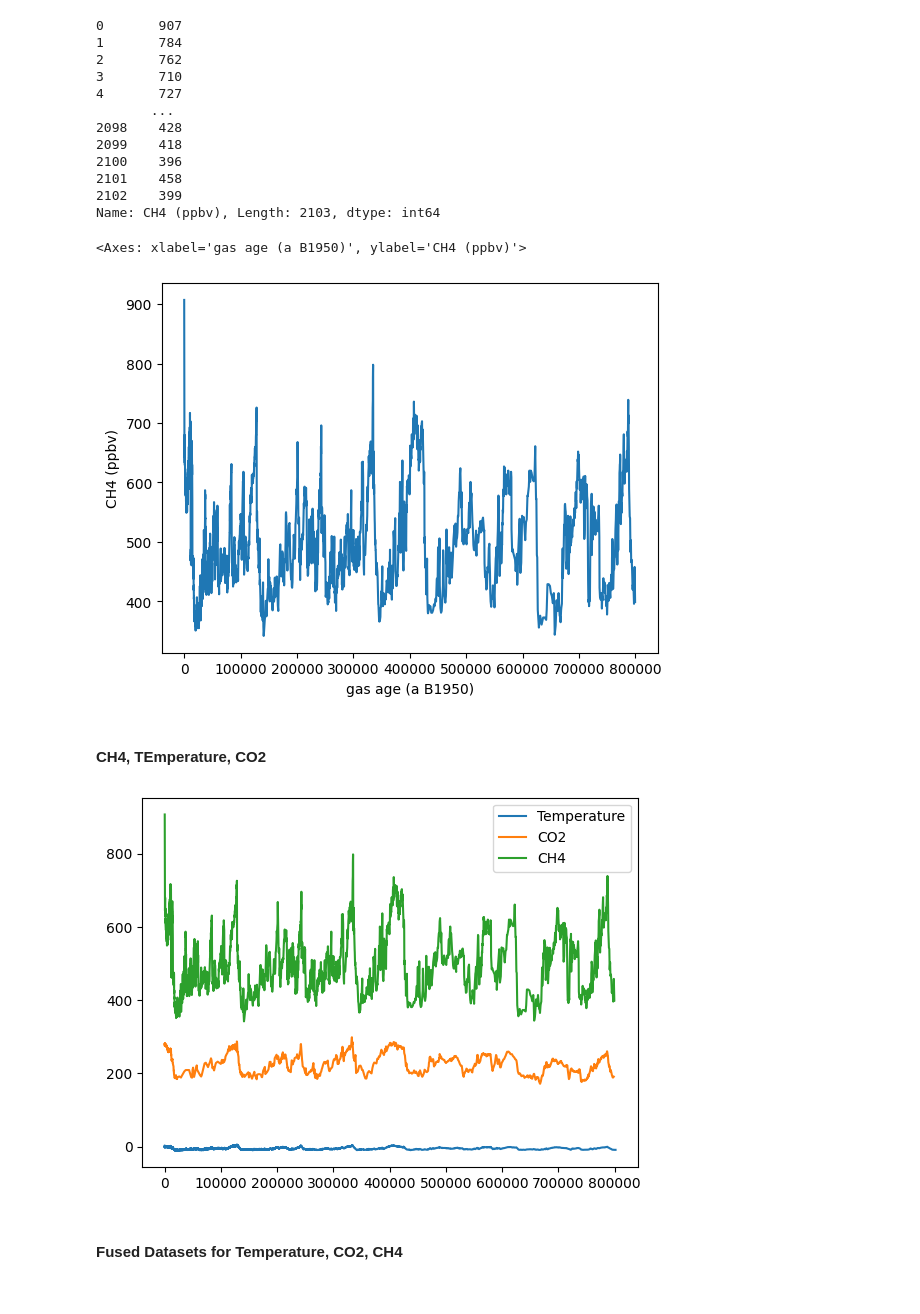
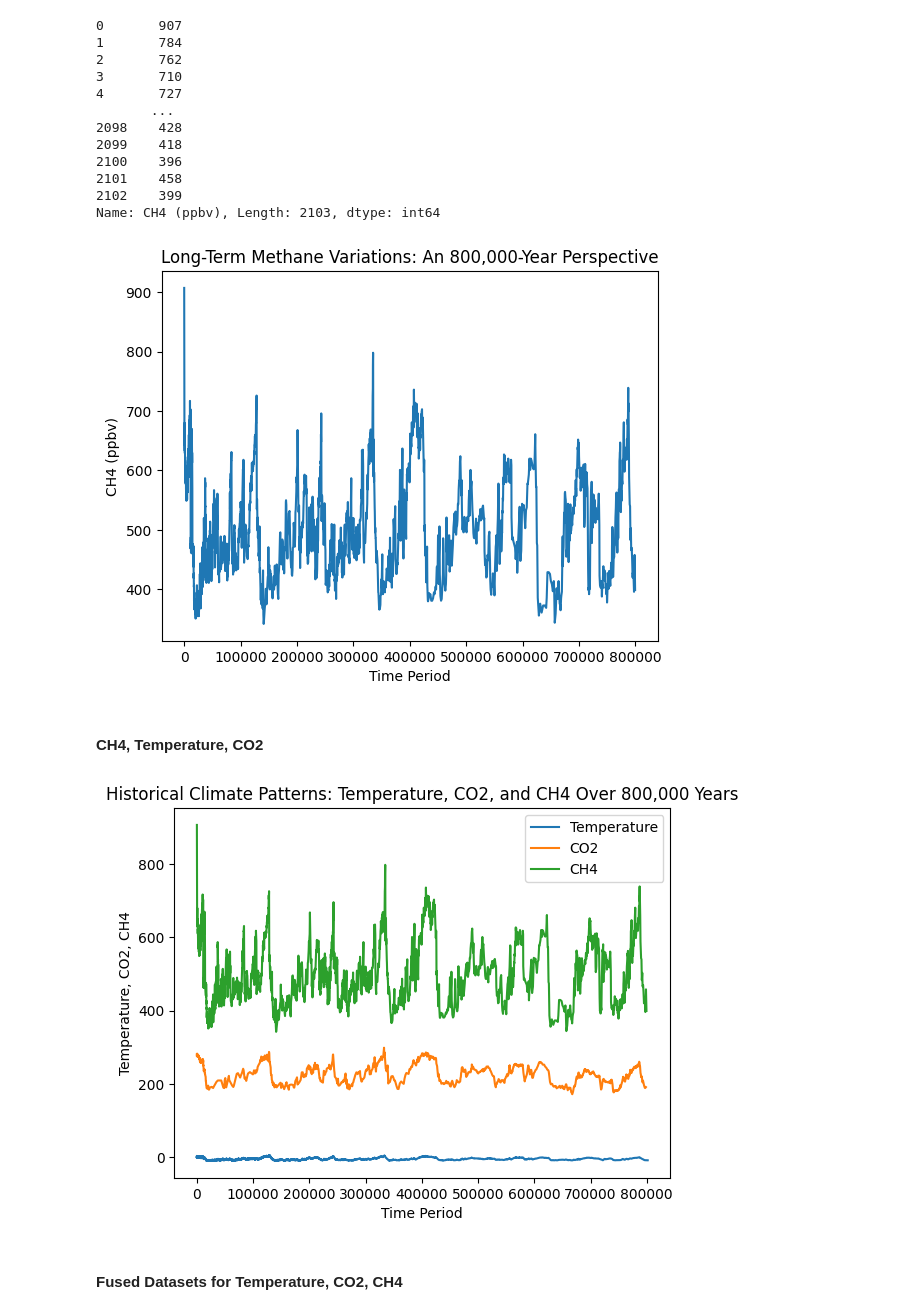
Before and after one commit to Tanjasta/PFDA_Assignment2, a Jupyter notebook: PFDA_Assignment2.ipynb, the cells around one changed output. Drawn from its saved outputs; the diff is of its cells as text; code cells hidden in the pictures.

Commit message:
descriptions of files and plots added

```diff
--- a/PFDA_Assignment2.ipynb
+++ b/PFDA_Assignment2.ipynb
@@ -489,14 +469,15 @@ df["CH4 (ppbv)"]
 Name: CH4 (ppbv), Length: 2103, dtype: int64
 # %%
 sns.lineplot(data=df, x="gas age (a B1950)", y="CH4 (ppbv)")
+plt.title("Long-Term Methane Variations: An 800,000-Year Perspective")
+plt.xlabel("Time Period")
+plt.ylabel("CH4 (ppbv)")
+plt.show()
 # %% [output]
-<Axes: xlabel='gas age (a B1950)', ylabel='CH4 (ppbv)'>
-[figure, old version]
+[figure, new version]
 # %% [markdown]
-#### CH4, TEmperature, CO2
+#### CH4, Temperature, CO2
 # %%
-import pandas as pd
-import matplotlib.pyplot as plt
 
 # Read datasets from CSV files
 dataset1 = pd.read_csv("NOAA_EPICA Dome C Ice Core 800KYr Deuterium Data and Temperature Estimates.csv")
@@ -507,11 +488,13 @@ dataset3 = pd.read_csv("EDC_methane_Loulergue et al_2008.csv")
 plt.plot(dataset1["Age"], dataset1["Temperature"], label="Temperature")
 plt.plot(dataset2["EDC3_gas_a (yr)"], dataset2["CO2 (ppmv)"], label="CO2")
 plt.plot(dataset3["gas age (a B1950)"], dataset3["CH4 (ppbv)"], label="CH4")
-
+plt.title("Historical Climate Patterns: Temperature, CO2, and CH4 Over 800,000 Years")
+plt.xlabel("Time Period")
+plt.ylabel("Temperature, CO2, CH4")
 plt.legend()
 plt.show()
 # %% [output]
-[figure, old version]
+[figure, new version]
 # %% [markdown]
 #### Fused Datasets for Temperature, CO2, CH4
 # %%
```
Also changed, not shown: parts of 10 cells of this notebook.
